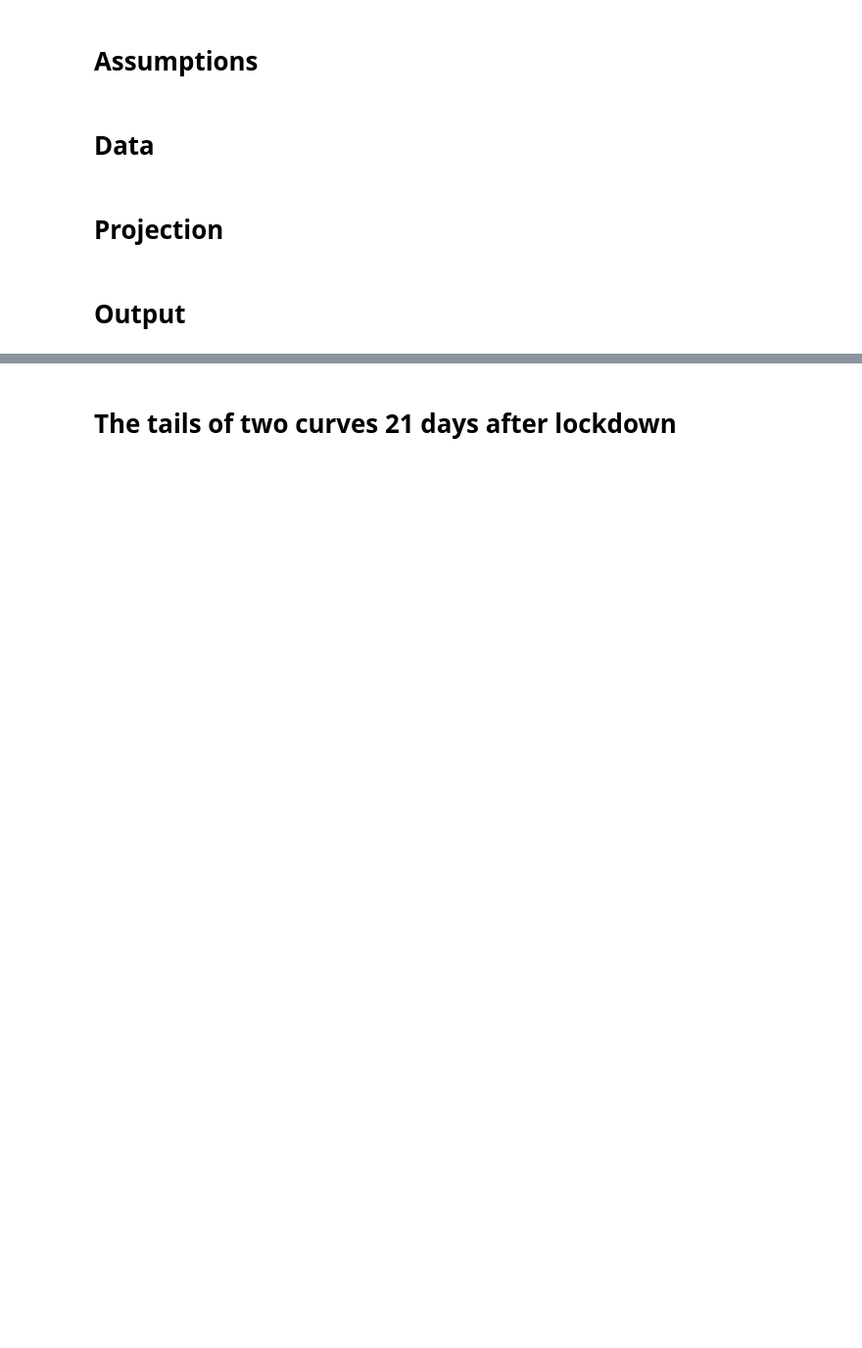
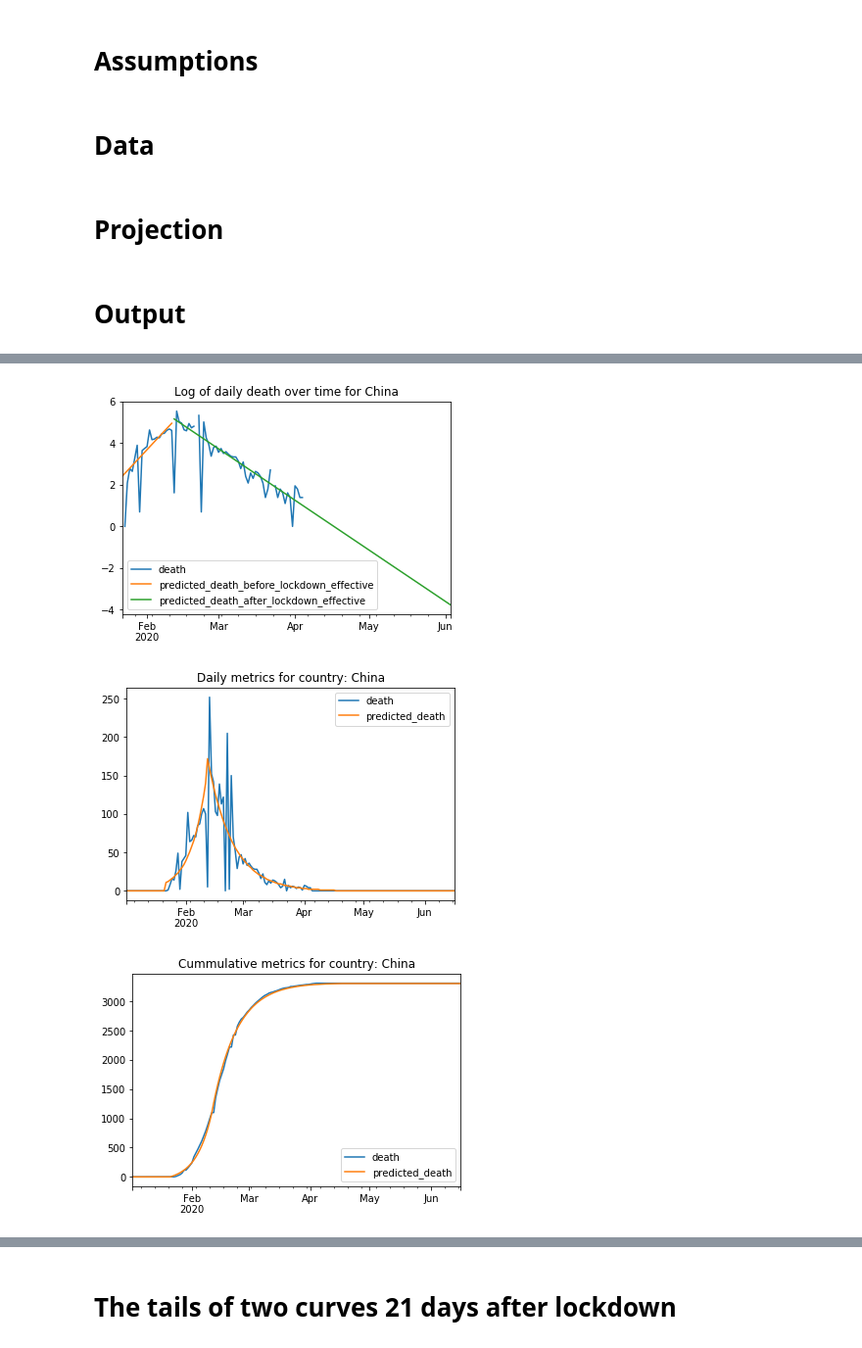
Before and after one commit to huonghuynhsc/COVID-19, a Jupyter notebook: prognosis/Prognosis.ipynb, the cells around one changed output, grey strips where cells are left out. Shown at 98% size. Cells and saved outputs as stored; diff of their text form; code cells hidden in the pictures; blank space fills up the shorter version.

```diff
--- a/prognosis/Prognosis.ipynb
+++ b/prognosis/Prognosis.ipynb
@@ -289,0 +287,7 @@ plot_log_death_new_by_country('China', lockdown_date='20200123')
+# %%
+plot_metrics_by_country('China', lockdown_date='20200123',
+                             metrics = ['death', 'predicted_death'])
+# %% [output]
+[figure, added]
+[figure, added]
+[figure, added]
```
Also changed, not shown: parts of 37 cells of this notebook.
